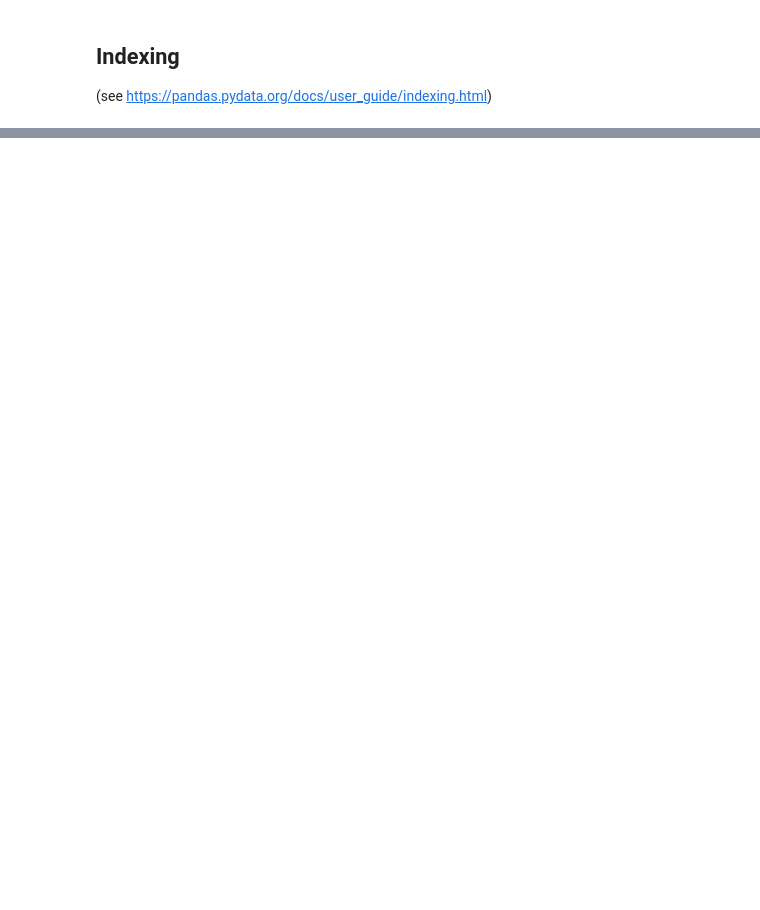
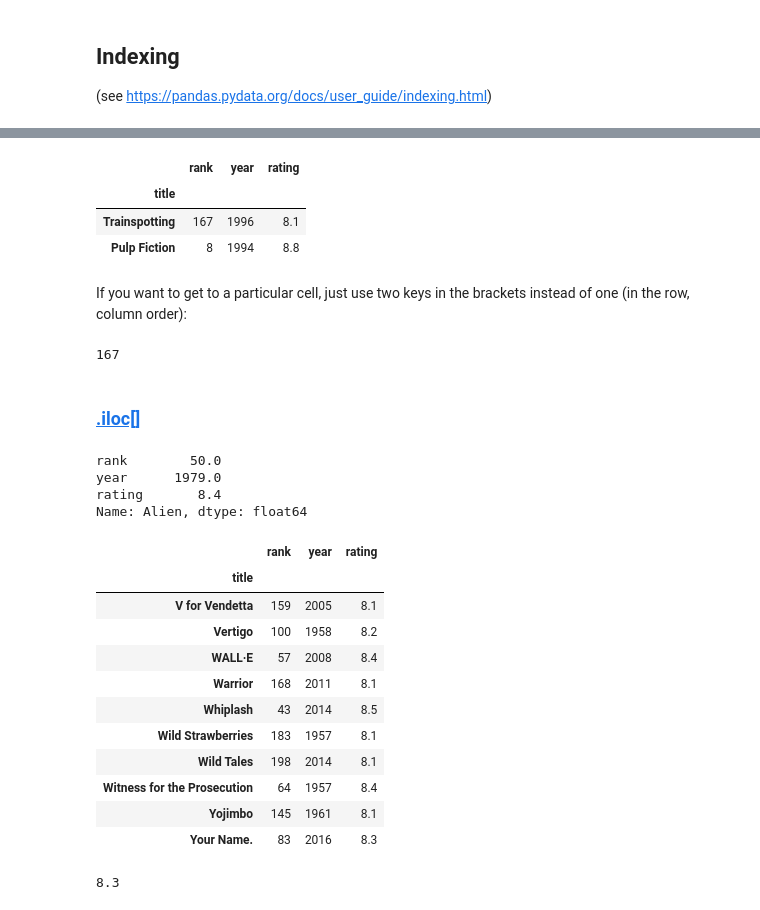
Before and after one commit to janpipek/pandas-watching-movies, a Jupyter notebook: notebooks/pandas-basics.ipynb, the cells around one changed output, grey strips where cells are left out. Drawn from its saved outputs; the diff is of its cells as text; code cells hidden in the pictures; blank space fills up the shorter version.

```diff
--- a/notebooks/pandas-basics.ipynb
+++ b/notebooks/pandas-basics.ipynb
@@ -457,0 +587,42 @@ Created in <span style='font-weight:600;margin-left:4px;'>Deepnote</span></a>
+# %%
+movies_by_title.loc[["Trainspotting", "Pulp Fiction"]]
+# %% [output]
+|  | rank | year | rating |
+| title |  |  |  |
+| Trainspotting | 167 | 1996 | 8.1 |
+| Pulp Fiction | 8 | 1994 | 8.8 |
+# %% [markdown]
+If you want to get to a particular cell, just use two keys in the brackets instead of one (in the row, column order):
+# %%
+# Individual cell
+movies_by_title.loc["Trainspotting", "rank"]
+# %% [output]
+167
+# %% [markdown]
+### [.iloc\[\]](https://pandas.pydata.org/docs/reference/api/pandas.DataFrame.iloc.html)
+# %%
+movies_by_title.iloc[9]
+# %% [output]
+rank        50.0
+year      1979.0
+rating       8.4
+Name: Alien, dtype: float64
+# %%
+movies_by_title.iloc[-10:]
+# %% [output]
+|  | rank | year | rating |
+| title |  |  |  |
+| V for Vendetta | 159 | 2005 | 8.1 |
+| Vertigo | 100 | 1958 | 8.2 |
+| WALL·E | 57 | 2008 | 8.4 |
+| Warrior | 168 | 2011 | 8.1 |
+| Whiplash | 43 | 2014 | 8.5 |
+| Wild Strawberries | 183 | 1957 | 8.1 |
+| Wild Tales | 198 | 2014 | 8.1 |
+| Witness for the Prosecution | 64 | 1957 | 8.4 |
+| Yojimbo | 145 | 1961 | 8.1 |
+| Your Name. | 83 | 2016 | 8.3 |
+# %%
+movies_by_title.iloc[-1, 2]
+# %% [output]
+8.3
```
Also changed, not shown: parts of 19 cells of this notebook, 1 other file.
